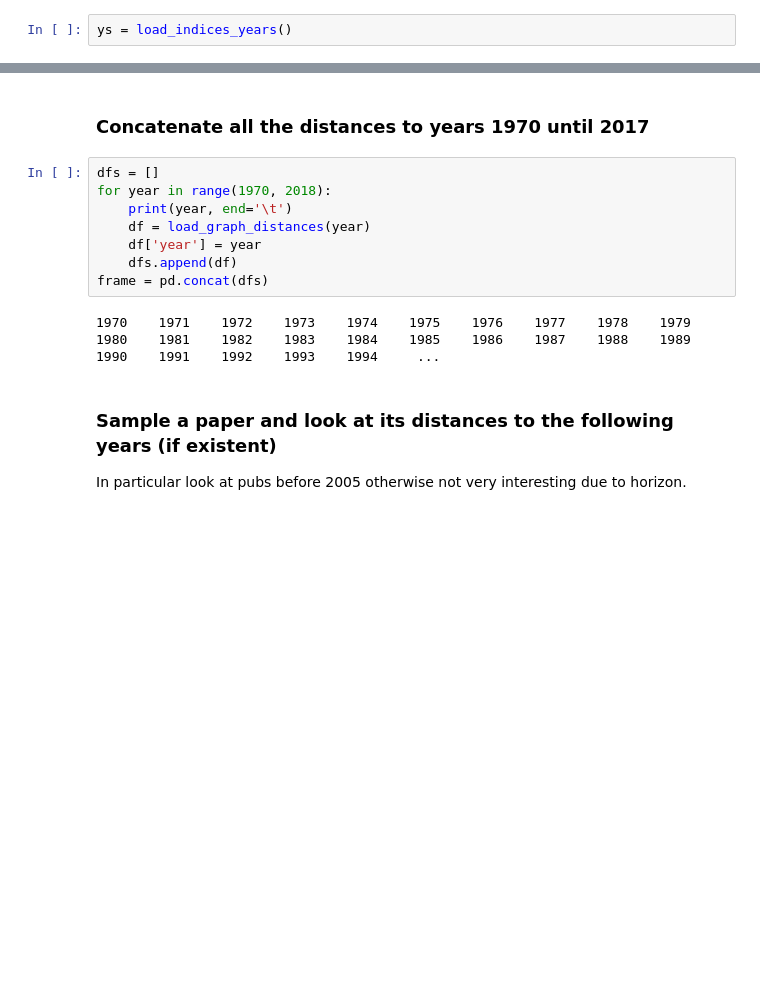
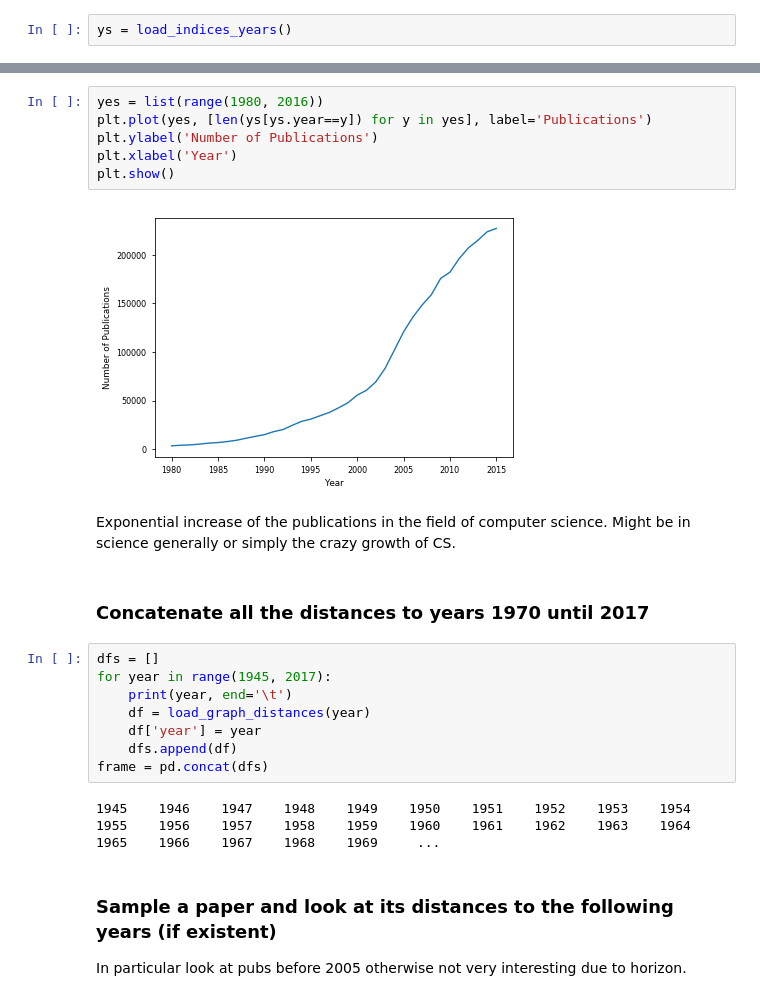
Before and after one commit to AlexImmer/network-epistemology, a Jupyter notebook: Data Analysis.ipynb, the cells around one changed output, grey strips where cells are left out. Drawn from its saved outputs; the diff is of its cells as text; blank space fills up the shorter version.

```diff
--- a/Data Analysis.ipynb
+++ b/Data Analysis.ipynb
@@ -69,15 +75,25 @@ plt.show()
+# %%
+yes = list(range(1980, 2016))
+plt.plot(yes, [len(ys[ys.year==y]) for y in yes], label='Publications')
+plt.ylabel('Number of Publications')
+plt.xlabel('Year')
+plt.show()
+# %% [output]
+[figure, added]
+# %% [markdown]
+Exponential increase of the publications in the field of computer science. Might be in science generally or simply the crazy growth of CS.
 # %% [markdown]
 ### Concatenate all the distances to years 1970 until 2017
 # %%
 dfs = []
-for year in range(1970, 2018):
+for year in range(1945, 2017):
     print(year, end='\t')
     df = load_graph_distances(year)
     df['year'] = year
     dfs.append(df)
 frame = pd.concat(dfs)
 # %% [output]
-1970    1971    1972    1973    1974    1975    1976    1977    1978    1979    1980    1981    1982    1983    1984    1985    1986    1987    1988    1989    1990    1991    1992    1993    1994     ...
+1945    1946    1947    1948    1949    1950    1951    1952    1953    1954    1955    1956    1957    1958    1959    1960    1961    1962    1963    1964    1965    1966    1967    1968    1969     ...
 # %% [markdown]
 ### Sample a paper and look at its distances to the following years (if existent)
 In particular look at pubs before 2005 otherwise not very interesting due to horizon.
```
Also changed, not shown: parts of 22 cells of this notebook.
